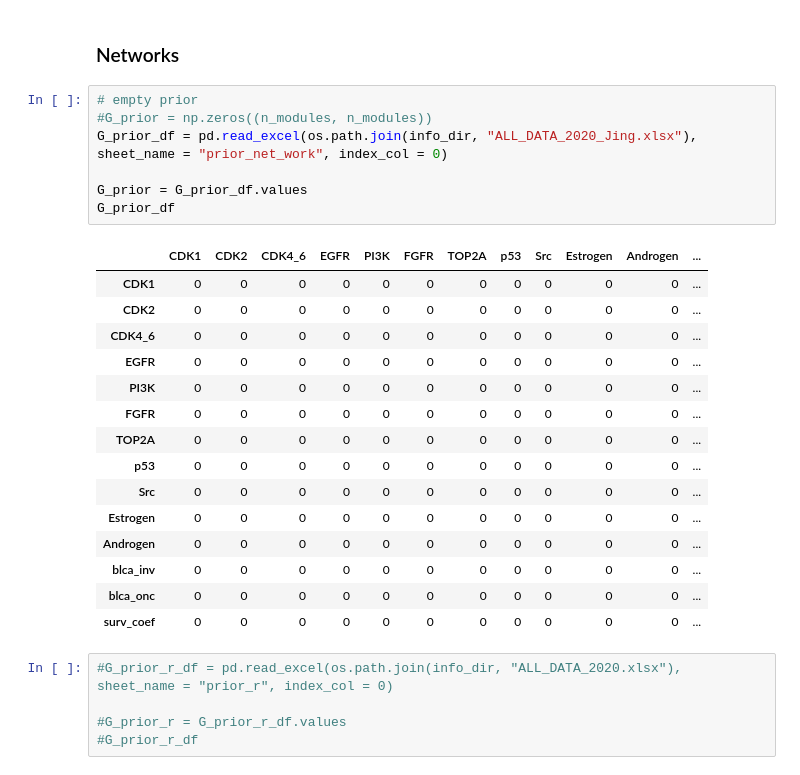
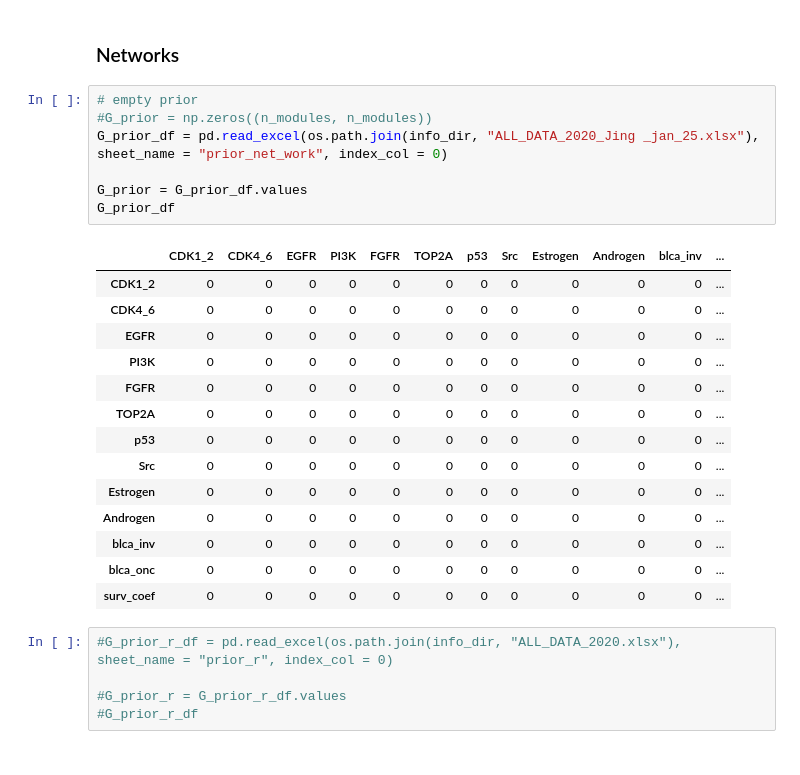
Before and after one commit to jingsday/blca_publication, a Jupyter notebook: blca_publication_Scripts/blca_Scripts_bmra/blca_Scripts_bmra_bc3c/03_bmra_run.ipynb, the cells around one changed output. Saved outputs shown, nothing was run; the diff lists cells and outputs as text.

```diff
--- a/blca_publication_Scripts/blca_Scripts_bmra/blca_Scripts_bmra_bc3c/03_bmra_run.ipynb
+++ b/blca_publication_Scripts/blca_Scripts_bmra/blca_Scripts_bmra_bc3c/03_bmra_run.ipynb
@@ -120,14 +119,13 @@ print(pert)
 # %%
 # empty prior
 #G_prior = np.zeros((n_modules, n_modules))
-G_prior_df = pd.read_excel(os.path.join(info_dir, "ALL_DATA_2020_Jing.xlsx"), sheet_name = "prior_net_work", index_col = 0)
+G_prior_df = pd.read_excel(os.path.join(info_dir, "ALL_DATA_2020_Jing _jan_25.xlsx"), sheet_name = "prior_net_work", index_col = 0)
 
 G_prior = G_prior_df.values
 G_prior_df
 # %% [output]
-|  | CDK1 | CDK2 | CDK4_6 | EGFR | PI3K | FGFR | TOP2A | p53 | Src | Estrogen | Androgen | ... |
-| CDK1 | 0 | 0 | 0 | 0 | 0 | 0 | 0 | 0 | 0 | 0 | 0 | ... |
-| CDK2 | 0 | 0 | 0 | 0 | 0 | 0 | 0 | 0 | 0 | 0 | 0 | ... |
+|  | CDK1_2 | CDK4_6 | EGFR | PI3K | FGFR | TOP2A | p53 | Src | Estrogen | Androgen | blca_inv | ... |
+| CDK1_2 | 0 | 0 | 0 | 0 | 0 | 0 | 0 | 0 | 0 | 0 | 0 | ... |
 | CDK4_6 | 0 | 0 | 0 | 0 | 0 | 0 | 0 | 0 | 0 | 0 | 0 | ... |
 | EGFR | 0 | 0 | 0 | 0 | 0 | 0 | 0 | 0 | 0 | 0 | 0 | ... |
 | PI3K | 0 | 0 | 0 | 0 | 0 | 0 | 0 | 0 | 0 | 0 | 0 | ... |
```
Also changed, not shown: parts of 14 cells of this notebook, 2 other files.
